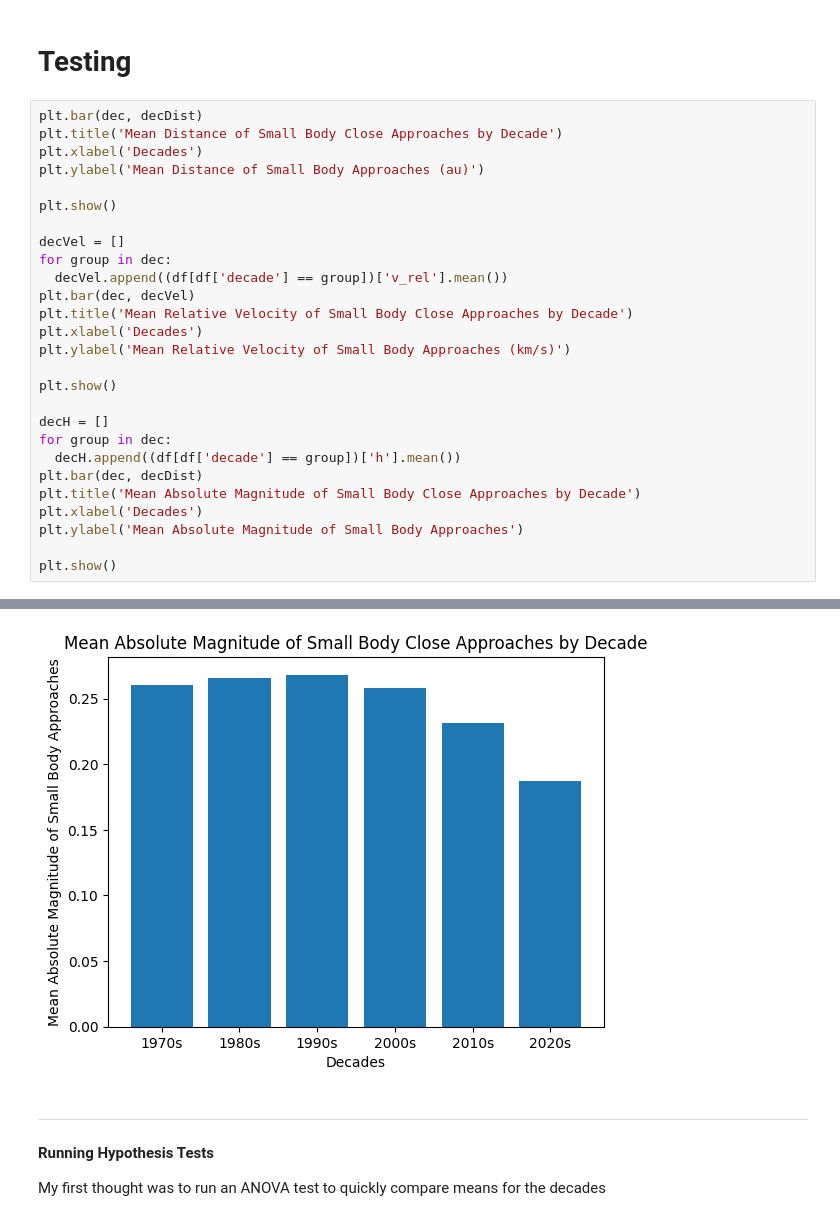
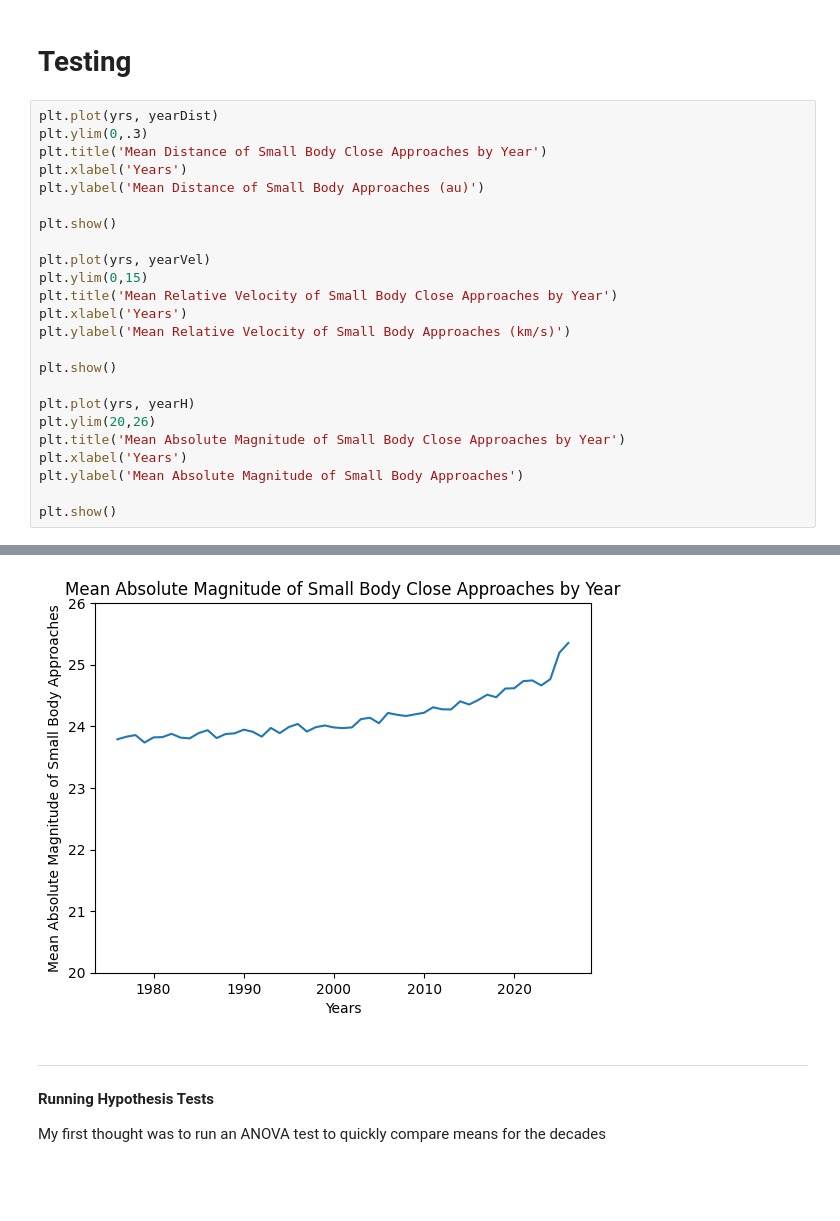
Before and after one commit to benteMarij/DSRP-Small-Body-Close-Approaches-BMdZ, a Jupyter notebook: BMdZ_DSRP_Colab_Small_Body_Close_Approaches.ipynb, the cells around one changed output, grey strips where cells are left out. Drawn from its saved outputs; the diff is of its cells as text; blank space fills up the shorter version.

```diff
--- a/BMdZ_DSRP_Colab_Small_Body_Close_Approaches.ipynb
+++ b/BMdZ_DSRP_Colab_Small_Body_Close_Approaches.ipynb
@@ -386,29 +386,26 @@ How have characteristics that impact observation (relative velocity, distance, a
 # %% [markdown]
 # Testing
 # %%
-plt.bar(dec, decDist)
-plt.title('Mean Distance of Small Body Close Approaches by Decade')
-plt.xlabel('Decades')
+plt.plot(yrs, yearDist)
+plt.ylim(0,.3)
+plt.title('Mean Distance of Small Body Close Approaches by Year')
+plt.xlabel('Years')
 plt.ylabel('Mean Distance of Small Body Approaches (au)')
 
 plt.show()
 
-decVel = []
-for group in dec:
-  decVel.append((df[df['decade'] == group])['v_rel'].mean())
-plt.bar(dec, decVel)
-plt.title('Mean Relative Velocity of Small Body Close Approaches by Decade')
-plt.xlabel('Decades')
+plt.plot(yrs, yearVel)
+plt.ylim(0,15)
+plt.title('Mean Relative Velocity of Small Body Close Approaches by Year')
+plt.xlabel('Years')
 plt.ylabel('Mean Relative Velocity of Small Body Approaches (km/s)')
 
 plt.show()
 
-decH = []
-for group in dec:
-  decH.append((df[df['decade'] == group])['h'].mean())
-plt.bar(dec, decDist)
-plt.title('Mean Absolute Magnitude of Small Body Close Approaches by Decade')
-plt.xlabel('Decades')
+plt.plot(yrs, yearH)
+plt.ylim(20,26)
+plt.title('Mean Absolute Magnitude of Small Body Close Approaches by Year')
+plt.xlabel('Years')
 plt.ylabel('Mean Absolute Magnitude of Small Body Approaches')
 
 plt.show()
@@ -418,4 +415,4 @@ plt.show()
-[figure, old version]
+[figure, new version]
 # %% [markdown]
 ---
 **Running Hypothesis Tests**
```
Also changed, not shown: parts of 5 cells of this notebook.
